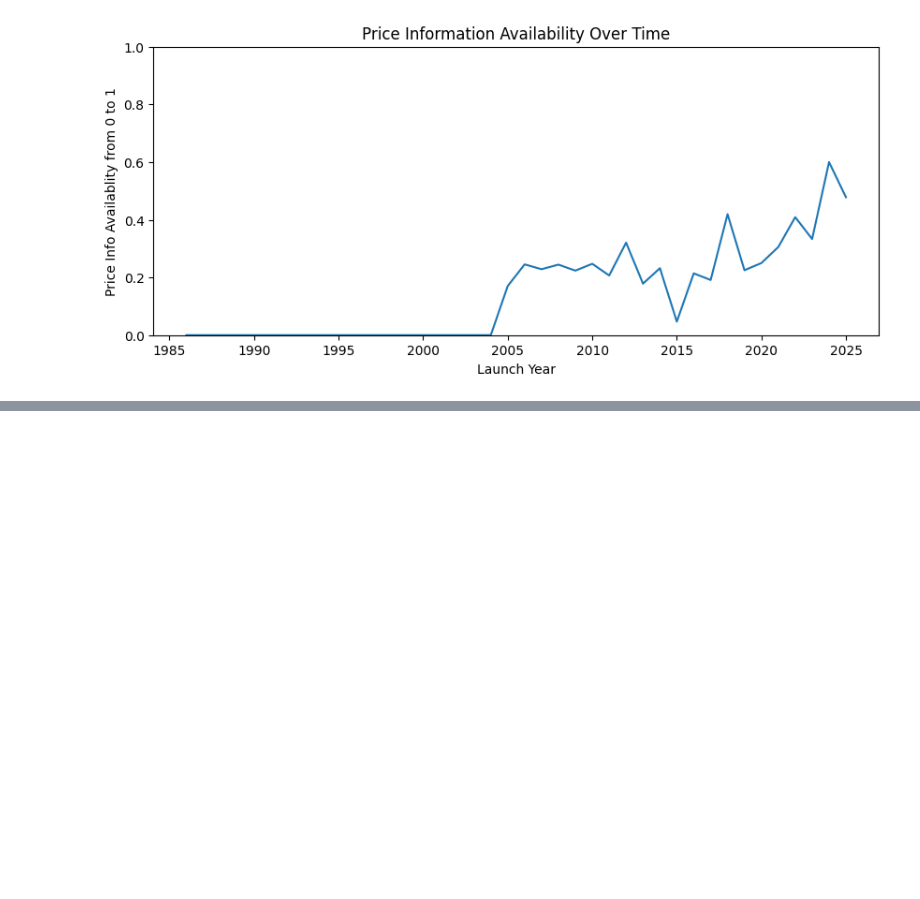
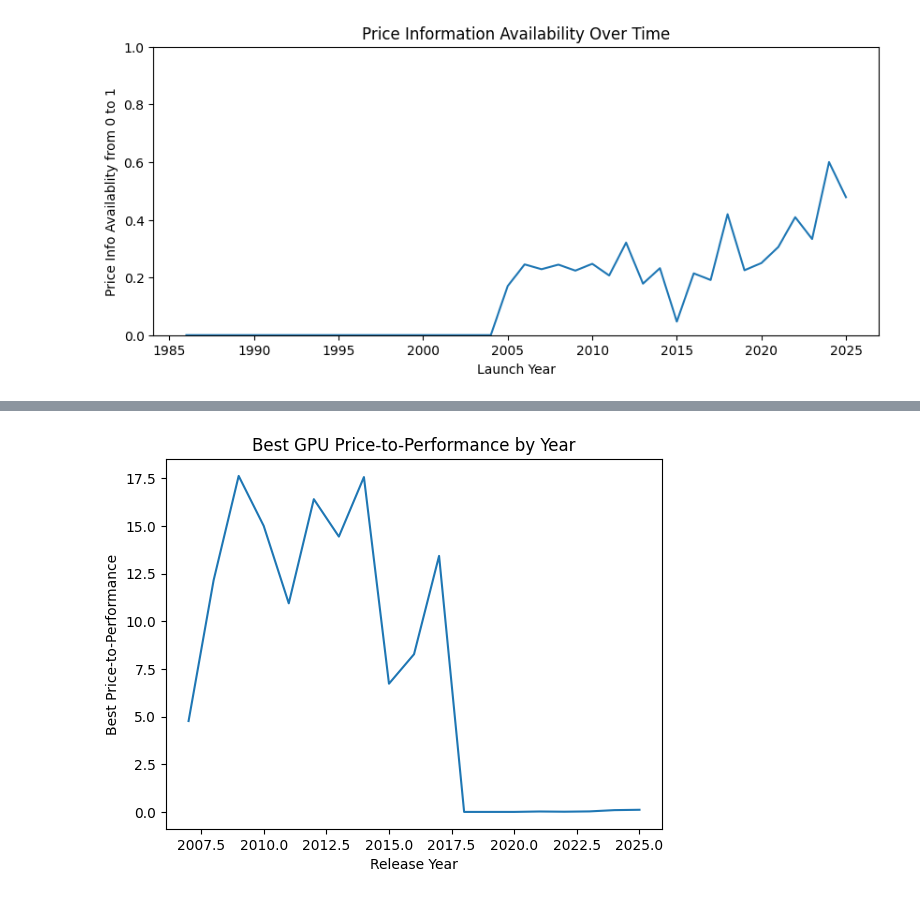
Before and after one commit to paingkalay7324/gpuAnalysis, a Jupyter notebook: eda_dataset_2.ipynb, the cells around one changed output, grey strips where cells are left out. Cells and saved outputs as stored; diff of their text form; code cells hidden in the pictures; blank space fills up the shorter version.

```diff
--- a/eda_dataset_2.ipynb
+++ b/eda_dataset_2.ipynb
@@ -183,0 +236,28 @@ TypeError: dtype 'str' does not support operation 'median'
+# %%
+perf_cols_priority = [
+    "Processing power (TFLOPS) Single precision",
+    "Processing power (GFLOPS) Single precision",
+    "Performance (GFLOPS)",
+    "Processing power (GFLOPS)"
+]
+
+core["perf_value"] = (
+    core[perf_cols_priority]
+    .apply(pd.to_numeric, errors="coerce")
+    .bfill(axis=1)
+    .iloc[:, 0]
+)
+
+core["perf_per_dollar"] = core["perf_value"] / core["price_usd_clean"]
+
+core = core.replace([np.inf, -np.inf], np.nan)
+core = core.dropna(subset=["perf_per_dollar", "launch_year"])
+# %%
+best_per_year = (
+    core
+    .sort_values("perf_per_dollar", ascending=False)
+    .groupby("launch_year", as_index=False)
+    .first()
+)
+
+best_per_year.tail()
@@ -183,0 +272,12 @@ TypeError: dtype 'str' does not support operation 'median'
+# %%
+plt.figure()
+plt.plot(
+    best_per_year["launch_year"],
+    best_per_year["perf_per_dollar"]
+)
+plt.xlabel("Release Year")
+plt.ylabel("Best Price-to-Performance")
+plt.title("Best GPU Price-to-Performance by Year")
+plt.show()
+# %% [output]
+[figure, added]
```
Also changed, not shown: parts of 11 cells of this notebook.
